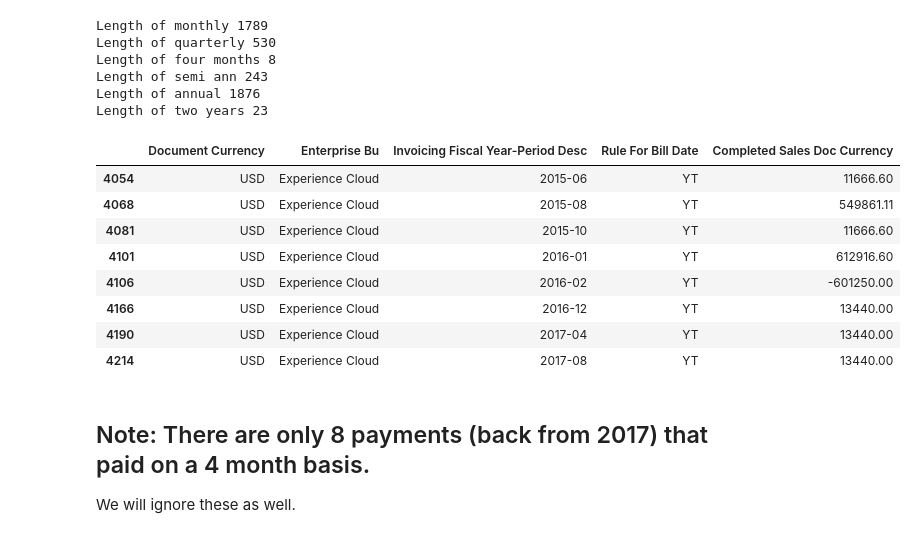
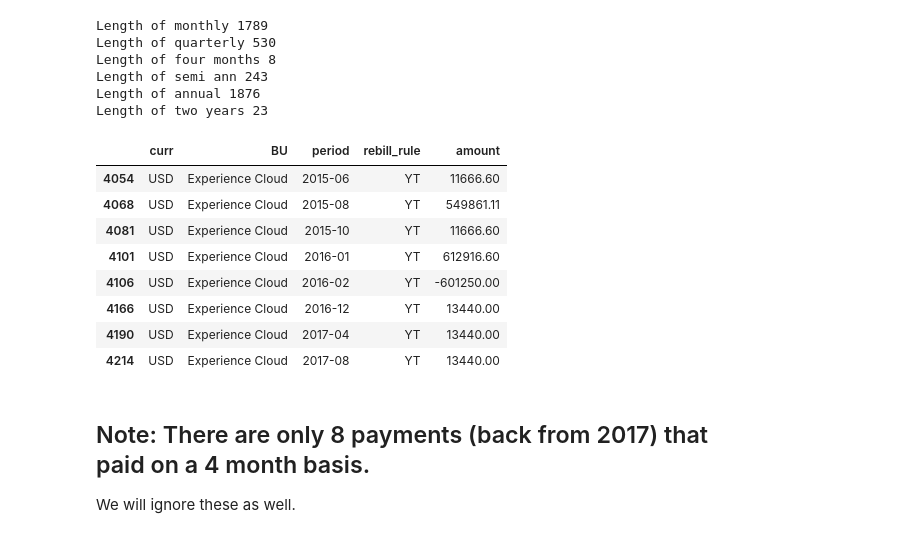
Before and after one commit to davidjsmith44/Deferred_Revenue_Forecast, a Jupyter notebook: src/deferred_all_pandas.ipynb, the cells around one changed output. Cells and saved outputs as stored; diff of their text form; code cells hidden in the pictures.

```diff
--- a/src/deferred_all_pandas.ipynb
+++ b/src/deferred_all_pandas.ipynb
@@ -28,7 +52,7 @@ df.sample(10)
 ## Filter that removes any currency that has  < 10 transactions.
 # %%
 # creates a list of the currencies and the number of transactions for each currency
-vc = df['Document Currency'].value_counts()
+vc = df['curr'].value_counts()
 # %%
 # Create variable that is true if the number of transaction is greater than 10, false otherwise
 keep_these = vc.values > 10
@@ -36,5 +60,5 @@ keep_these = vc.values > 10
 keep_curr = vc[keep_these]
 a = keep_curr.index
 # filtering the dataframe to remove any of teh currencies not in our list
-df = df[df['Document Currency'].isin(a)]
+df = df[df['curr'].isin(a)]
 # %% [markdown]
@@ -49,7 +73,7 @@ model_dict
 # Removing any of the values that are zero
 # %%
 print('This is the length of the dataframe before removing zeros: ', len(df))
-df = df[df['Completed Sales Doc Currency']!=0]
+df = df[df['amount']!=0]
 print('This is the length of the dataframe after removing zeros: ', len(df))
 # %% [output]
 This is the length of the dataframe before removing zeros:  31418
@@ -298,7 +321,7 @@ These billings have a field 'Rule For Bill Date' that determines when new billin
 # filtering just the type A billings
 dfr_d = dfr[dfr['Revenue Recognition Category New']=='D']
 # %%
-gb_d = dfr_d.groupby(['Document Currency', 'Enterprise Bu', 'Invoicing Fiscal Year-Period Desc',
-                     'Rule For Bill Date'], as_index=False).sum()
+gb_d = dfr_d.groupby(['curr', 'BU', 'period',
+                     'rebill_rule'], as_index=False).sum()
 gb_d.drop(labels='Subscription Term', axis=1, inplace = True)
 # %%
@@ -340,10 +363,10 @@ Length of semi ann 243
 Length of annual 1876
 Length of two years 23
 # %%
-what_is_BT = gb_d[gb_d['Rule For Bill Date']=='YT']
+what_is_BT = gb_d[gb_d['rebill_rule']=='YT']
 what_is_BT.head(10)
 # %% [output]
-|  | Document Currency | Enterprise Bu | Invoicing Fiscal Year-Period Desc | Rule For Bill Date | Completed Sales Doc Currency |
+|  | curr | BU | period | rebill_rule | amount |
 | 4054 | USD | Experience Cloud | 2015-06 | YT | 11666.60 |
 | 4068 | USD | Experience Cloud | 2015-08 | YT | 549861.11 |
 | 4081 | USD | Experience Cloud | 2015-10 | YT | 11666.60 |
```
Also changed, not shown: parts of 65 cells of this notebook.
